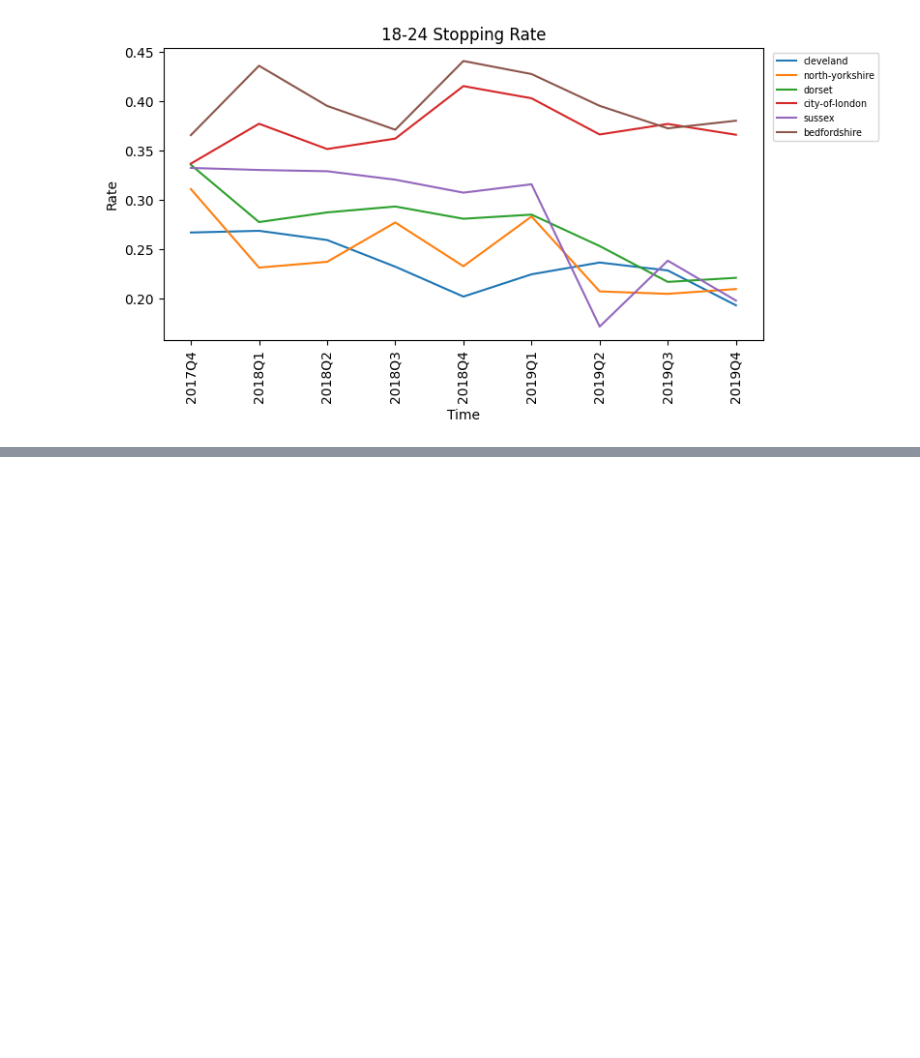
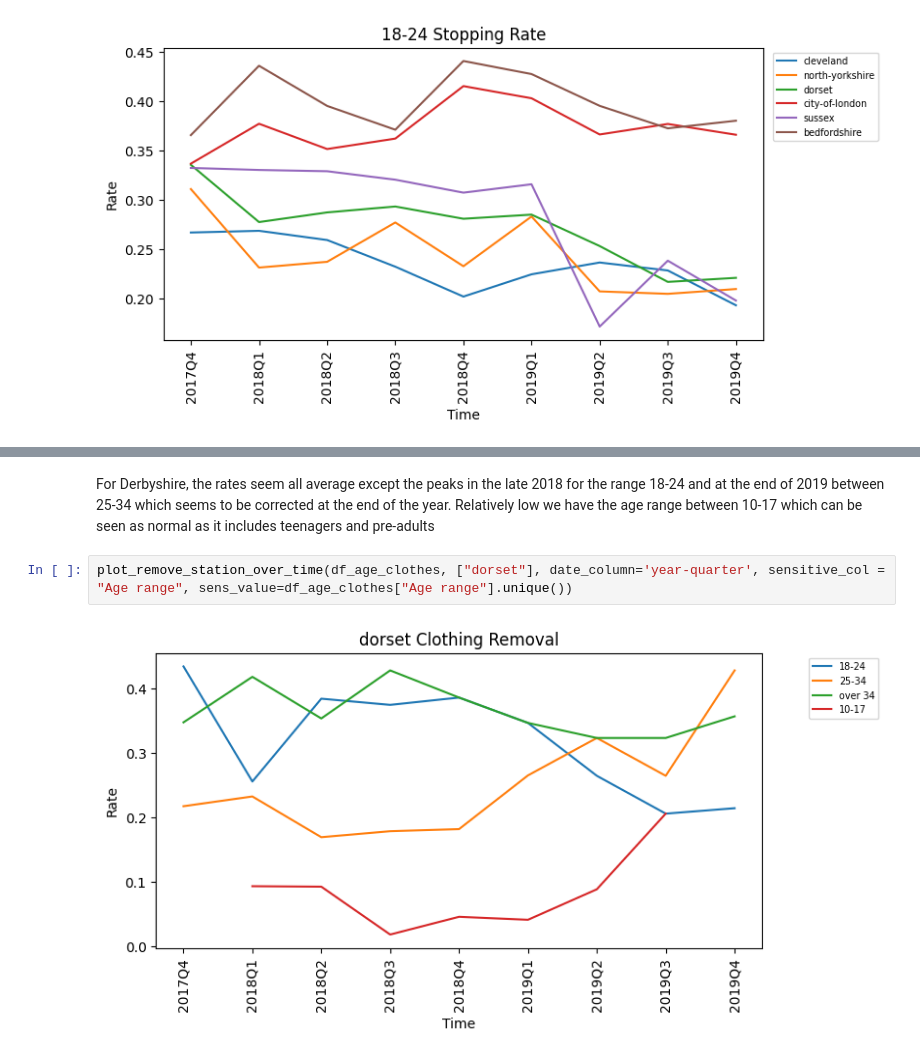
Before and after one commit to dbsousa01/Batch4-Capstone, a Jupyter notebook: Discrimination_EDA.ipynb, the cells around one changed output, grey strips where cells are left out. Drawn from its saved outputs; the diff is of its cells as text; blank space fills up the shorter version.

```diff
--- a/Discrimination_EDA.ipynb
+++ b/Discrimination_EDA.ipynb
@@ -653,0 +737,6 @@ plot_station_over_time(df_age, ["cleveland", "north-yorkshire", "dorset", "city-
+# %% [markdown]
+For Derbyshire, the rates seem all average except the peaks in the late 2018 for the range 18-24 and at the end of 2019 between 25-34 which seems to be corrected at the end of the year. Relatively low we have the age range between 10-17 which can be seen as normal as it includes teenagers and pre-adults
+# %%
+plot_remove_station_over_time(df_age_clothes, ["dorset"], date_column='year-quarter', sensitive_col = "Age range", sens_value=df_age_clothes["Age range"].unique())
+# %% [output]
+[figure, added]
```
Also changed, not shown: parts of 17 cells of this notebook.
